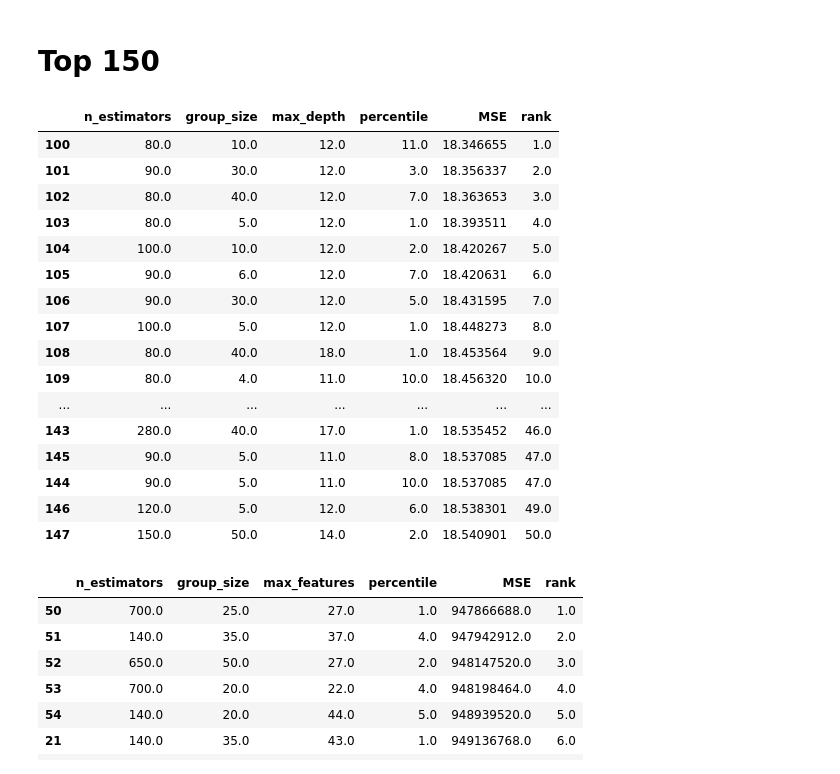
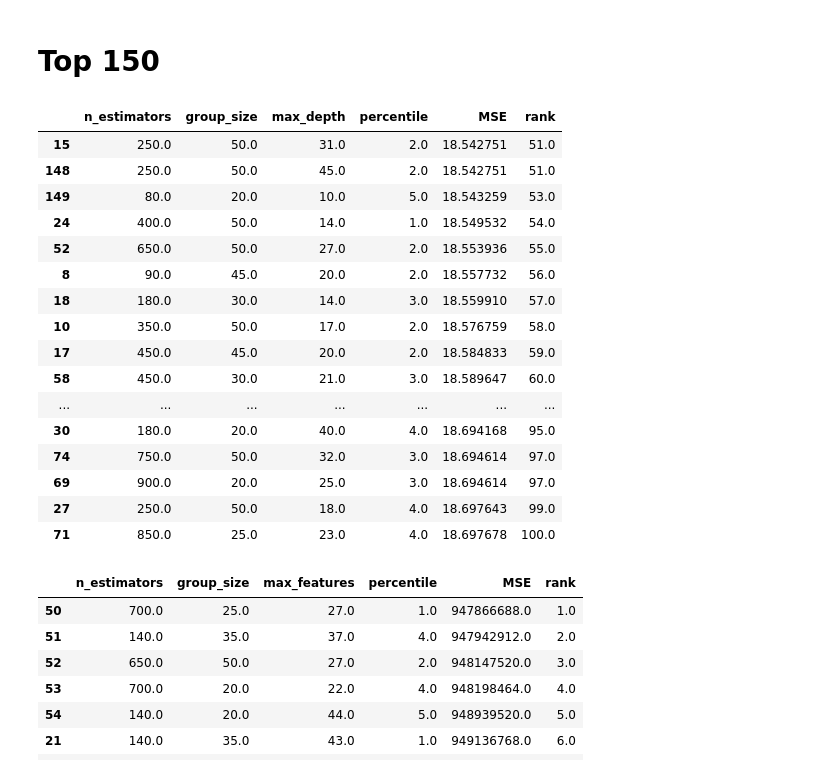
Before and after one commit to fedeegiorgi/proyecto-final, a Jupyter notebook: src/results_analysis/Percentile_Trimming.ipynb, the cells around one changed output. Drawn from its saved outputs; the diff is of its cells as text; code cells hidden in the pictures.

```diff
--- a/src/results_analysis/Percentile_Trimming.ipynb
+++ b/src/results_analysis/Percentile_Trimming.ipynb
@@ -128,36 +128,36 @@ concatenated_df.to_csv('csvs/Percentile_Trimming_Top_150.csv', index=False)
 # %%
 file_path = '../resultados_top_150/Wind/Wind_Percentile_Trimming_150.npy'
 data_wind = np.load(file_path)
 
 # Define column names
 columns = ['n_estimators', 'group_size', 'max_depth', 'percentile', 'MSE']
 
 df_wind_150 = pd.DataFrame(data_wind, columns=columns)
 
 sorted_df_wind_150 = df_wind_150.sort_values(by='MSE', ascending=True)
 
 # Add rank column
 sorted_df_wind_150['rank'] = sorted_df_wind_150['MSE'].rank(method='min')
 
-sorted_df_wind_150[:50]
+sorted_df_wind_150[50:100]
 # %% [output]
 |  | n_estimators | group_size | max_depth | percentile | MSE | rank |
-| 100 | 80.0 | 10.0 | 12.0 | 11.0 | 18.346655 | 1.0 |
-| 101 | 90.0 | 30.0 | 12.0 | 3.0 | 18.356337 | 2.0 |
-| 102 | 80.0 | 40.0 | 12.0 | 7.0 | 18.363653 | 3.0 |
-| 103 | 80.0 | 5.0 | 12.0 | 1.0 | 18.393511 | 4.0 |
-| 104 | 100.0 | 10.0 | 12.0 | 2.0 | 18.420267 | 5.0 |
-| 105 | 90.0 | 6.0 | 12.0 | 7.0 | 18.420631 | 6.0 |
-| 106 | 90.0 | 30.0 | 12.0 | 5.0 | 18.431595 | 7.0 |
-| 107 | 100.0 | 5.0 | 12.0 | 1.0 | 18.448273 | 8.0 |
-| 108 | 80.0 | 40.0 | 18.0 | 1.0 | 18.453564 | 9.0 |
-| 109 | 80.0 | 4.0 | 11.0 | 10.0 | 18.456320 | 10.0 |
+| 15 | 250.0 | 50.0 | 31.0 | 2.0 | 18.542751 | 51.0 |
+| 148 | 250.0 | 50.0 | 45.0 | 2.0 | 18.542751 | 51.0 |
+| 149 | 80.0 | 20.0 | 10.0 | 5.0 | 18.543259 | 53.0 |
+| 24 | 400.0 | 50.0 | 14.0 | 1.0 | 18.549532 | 54.0 |
+| 52 | 650.0 | 50.0 | 27.0 | 2.0 | 18.553936 | 55.0 |
+| 8 | 90.0 | 45.0 | 20.0 | 2.0 | 18.557732 | 56.0 |
+| 18 | 180.0 | 30.0 | 14.0 | 3.0 | 18.559910 | 57.0 |
+| 10 | 350.0 | 50.0 | 17.0 | 2.0 | 18.576759 | 58.0 |
+| 17 | 450.0 | 45.0 | 20.0 | 2.0 | 18.584833 | 59.0 |
+| 58 | 450.0 | 30.0 | 21.0 | 3.0 | 18.589647 | 60.0 |
 | ... | ... | ... | ... | ... | ... | ... |
-| 143 | 280.0 | 40.0 | 17.0 | 1.0 | 18.535452 | 46.0 |
-| 145 | 90.0 | 5.0 | 11.0 | 8.0 | 18.537085 | 47.0 |
-| 144 | 90.0 | 5.0 | 11.0 | 10.0 | 18.537085 | 47.0 |
-| 146 | 120.0 | 5.0 | 12.0 | 6.0 | 18.538301 | 49.0 |
-| 147 | 150.0 | 50.0 | 14.0 | 2.0 | 18.540901 | 50.0 |
+| 30 | 180.0 | 20.0 | 40.0 | 4.0 | 18.694168 | 95.0 |
+| 74 | 750.0 | 50.0 | 32.0 | 3.0 | 18.694614 | 97.0 |
+| 69 | 900.0 | 20.0 | 25.0 | 3.0 | 18.694614 | 97.0 |
+| 27 | 250.0 | 50.0 | 18.0 | 4.0 | 18.697643 | 99.0 |
+| 71 | 850.0 | 25.0 | 23.0 | 4.0 | 18.697678 | 100.0 |
 # %%
 file_path = '../resultados_top_150/House_8L/House_8L_Percentile_Trimming_150.npy'
 data_house = np.load(file_path)
```
Also changed, not shown: 3 other files.
